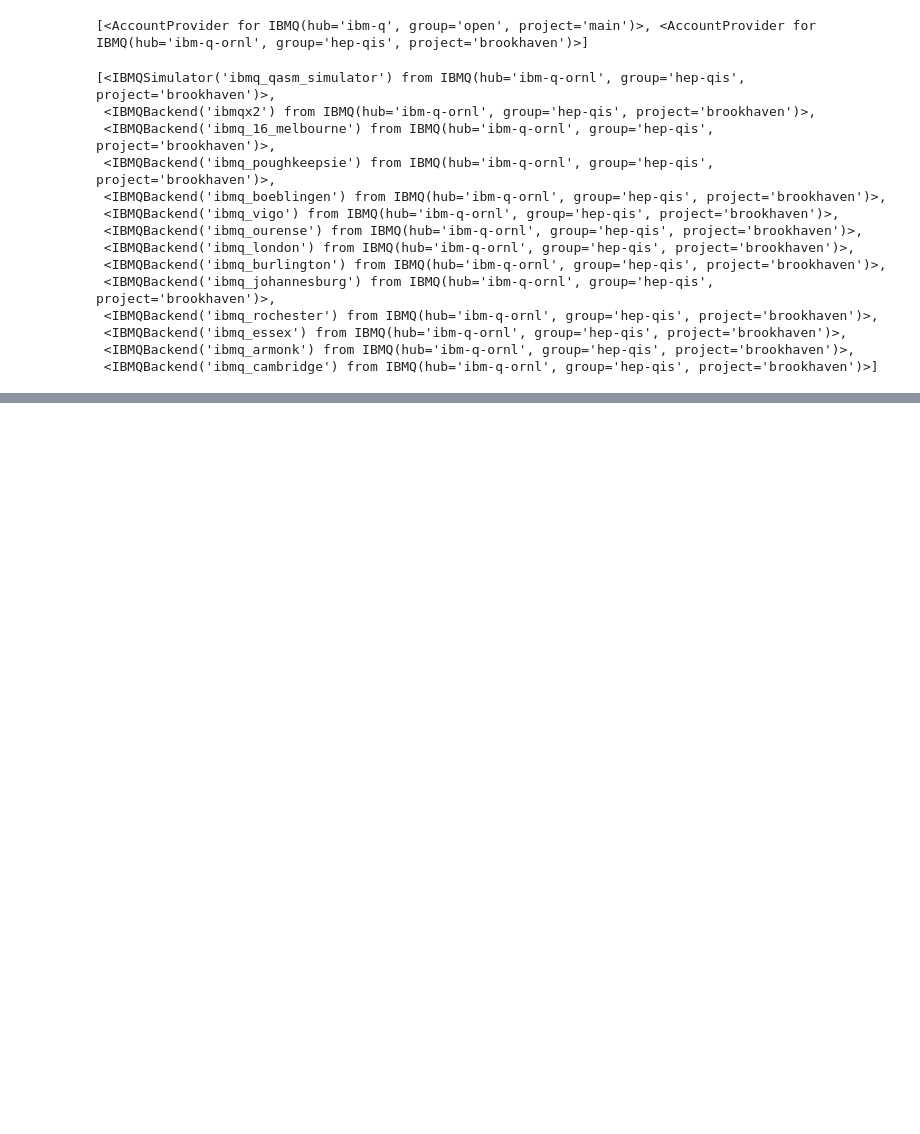
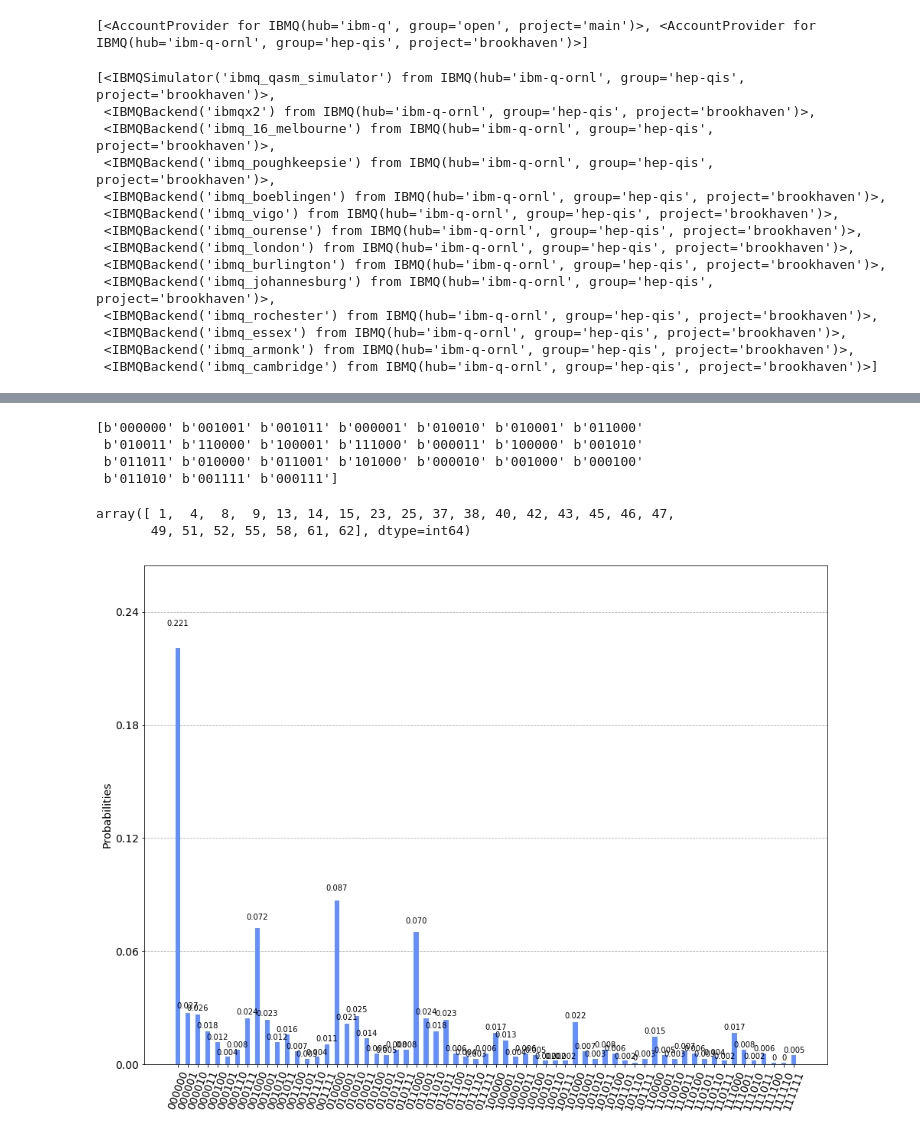
Before and after one commit to brower/QuLAT, a Jupyter notebook: Hiroki/jupyter_notebooks/Trotter_IBMQ.ipynb, the cells around one changed output, grey strips where cells are left out. Drawn from its saved outputs; the diff is of its cells as text; code cells hidden in the pictures; blank space fills up the shorter version.

```diff
--- a/Hiroki/jupyter_notebooks/Trotter_IBMQ.ipynb
+++ b/Hiroki/jupyter_notebooks/Trotter_IBMQ.ipynb
@@ -103,6 +116,18 @@ print(H(p1))
 def dec_to_binary_str(dec, n_dig):
     s = bin(dec).replace("0b", "")
     return '0'*(n_dig - len(s)) +s
-print([dec_to_binary_str(i, 6) for i in np.where(np.fromiter(tr_dist2.values(), float) > 0.01)[0]])
+print(np.fromiter(tr_dist2.keys(), 'S6')[list(np.where(np.fromiter(tr_dist2.values(), float) > 0.01*1024)[0])])
+# %% [output]
+[b'000000' b'001001' b'001011' b'000001' b'010010' b'010001' b'011000'
+ b'010011' b'110000' b'100001' b'111000' b'000011' b'100000' b'001010'
+ b'011011' b'010000' b'011001' b'101000' b'000010' b'001000' b'000100'
+ b'011010' b'001111' b'000111']
+# %%
+np.where(np.fromiter(tr_dist2.values(), float) > 0.01*1024)[0]
+# %% [output]
+array([ 1,  4,  8,  9, 13, 14, 15, 23, 25, 37, 38, 40, 42, 43, 45, 46, 47,
+       49, 51, 52, 55, 58, 61, 62], dtype=int64)
 # %%
-plot_histogram(tr_dist2)
+plot_histogram(tr_dist2, figsize=(16, 12))
+# %% [output]
+[figure, added]
```
Also changed, not shown: parts of 3 cells of this notebook, 4 other files.
